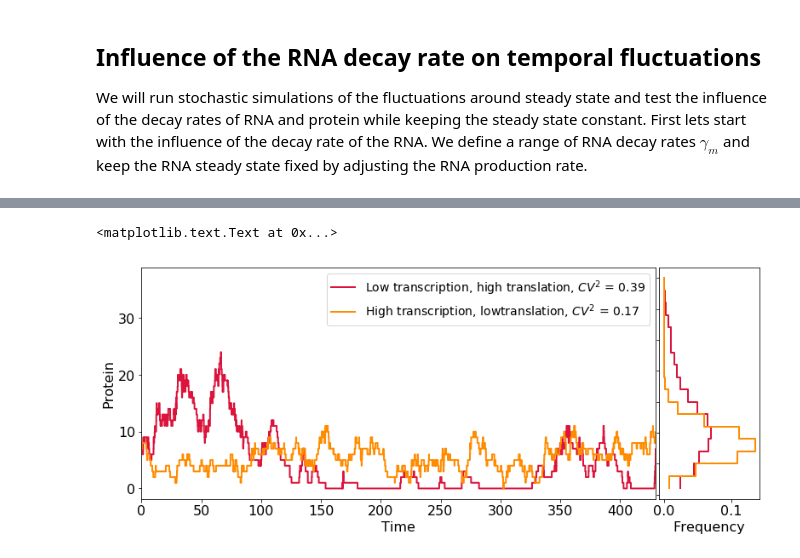
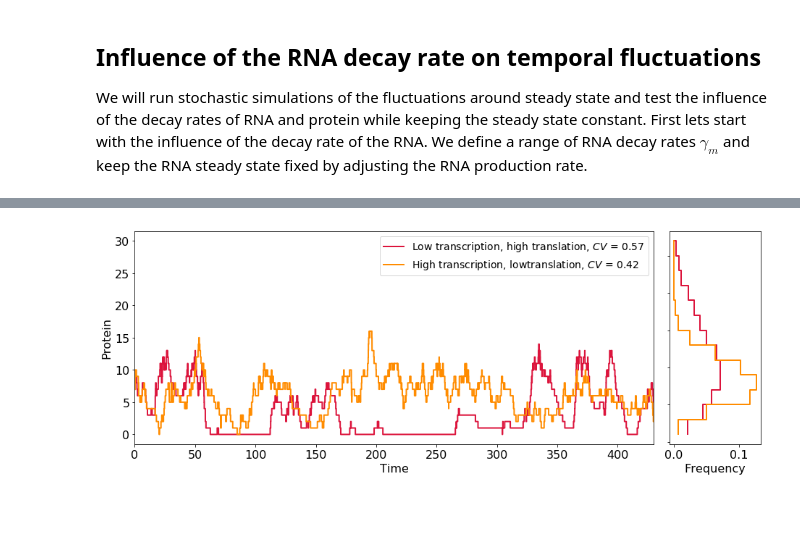
Before and after one commit to baumgast/Biomedicine-teaching, a Jupyter notebook: Biomedicine Master 2017, dynamic modeling.ipynb, the cells around one changed output, grey strips where cells are left out. Saved outputs shown, nothing was run; the diff lists cells and outputs as text; code cells hidden in the pictures; blank space fills up the shorter version.

```diff
--- a/Biomedicine Master 2017, dynamic modeling.ipynb
+++ b/Biomedicine Master 2017, dynamic modeling.ipynb
@@ -763,39 +819,38 @@ sim_beta_low = stoch_sim_transcription_translation(param_beta_low,initial_state_
 sim_beta_high = stoch_sim_transcription_translation(param_beta_high,initial_state_beta_high,tf)
 
 # calculate the noise levels for both simulations
-CV_beta_low = (sim_beta_low[:,2].std()/sim_beta_low[:,2].mean())**2
-CV_beta_high = (sim_beta_high[:,2].std()/sim_beta_high[:,2].mean())**2
+CV_beta_low = (sim_beta_low[:,2].std()/sim_beta_low[:,2].mean())
+CV_beta_high = (sim_beta_high[:,2].std()/sim_beta_high[:,2].mean())
 
 # plot results
 fig = pl.figure(figsize = (13,5))
 gs = gridspec.GridSpec(1,30)
 
 ax = fig.add_subplot(gs[0:25])
 ax.plot(sim_beta_low[:,0],sim_beta_low[:,2], lw = line_width, color = color_initial_state,drawstyle = 'steps',
-        label = 'Low transcription, high translation, $CV^{2}$ = '+str(np.round(CV_beta_low,2)))
+        label = 'Low transcription, high translation, $CV$ = '+str(np.round(CV_beta_low,2)))
 ax.plot(sim_beta_high[:,0],sim_beta_high[:,2], lw = line_width, color = color_protein,drawstyle = 'steps',
-       label = 'High transcription, lowtranslation, $CV^{2}$ = '+str(np.round(CV_beta_high,2)))
+       label = 'High transcription, lowtranslation, $CV$ = '+str(np.round(CV_beta_high,2)))
 
 ax.legend(loc = 'best')
 ax.set_xlim(0,430)
 ax.set_ylabel('Protein')
 ax.set_xlabel('Time')
 
 ax = fig.add_subplot(gs[25:])
 bins = np.arange(0,sim_beta_low[:,2].max(),2)
 bin_centers = np.arange(1,sim_beta_low[:,2].max()-1,2)
 hist_beta_low = np.histogram(sim_beta_low[:,2],bins = bins, normed = 1)
 hist_beta_high = np.histogram(sim_beta_high[:,2],bins = bins, normed = 1)
 
 ax.plot(hist_beta_low[0],bin_centers,lw = line_width, color = color_initial_state,drawstyle = 'steps')
 ax.plot(hist_beta_high[0],bin_centers,lw = line_width, color = color_protein,drawstyle = 'steps')
 
 ax.set_xticks([0,0.1])
 
 ax.set_yticklabels([])
 ax.set_xlabel('Frequency')
 
-# pl.tight_layout()
+pl.tight_layout()
 # %% [output]
-<matplotlib.text.Text at 0x...>
-[figure, old version]
+[figure, new version]
```
Also changed, not shown: parts of 16 cells of this notebook.
